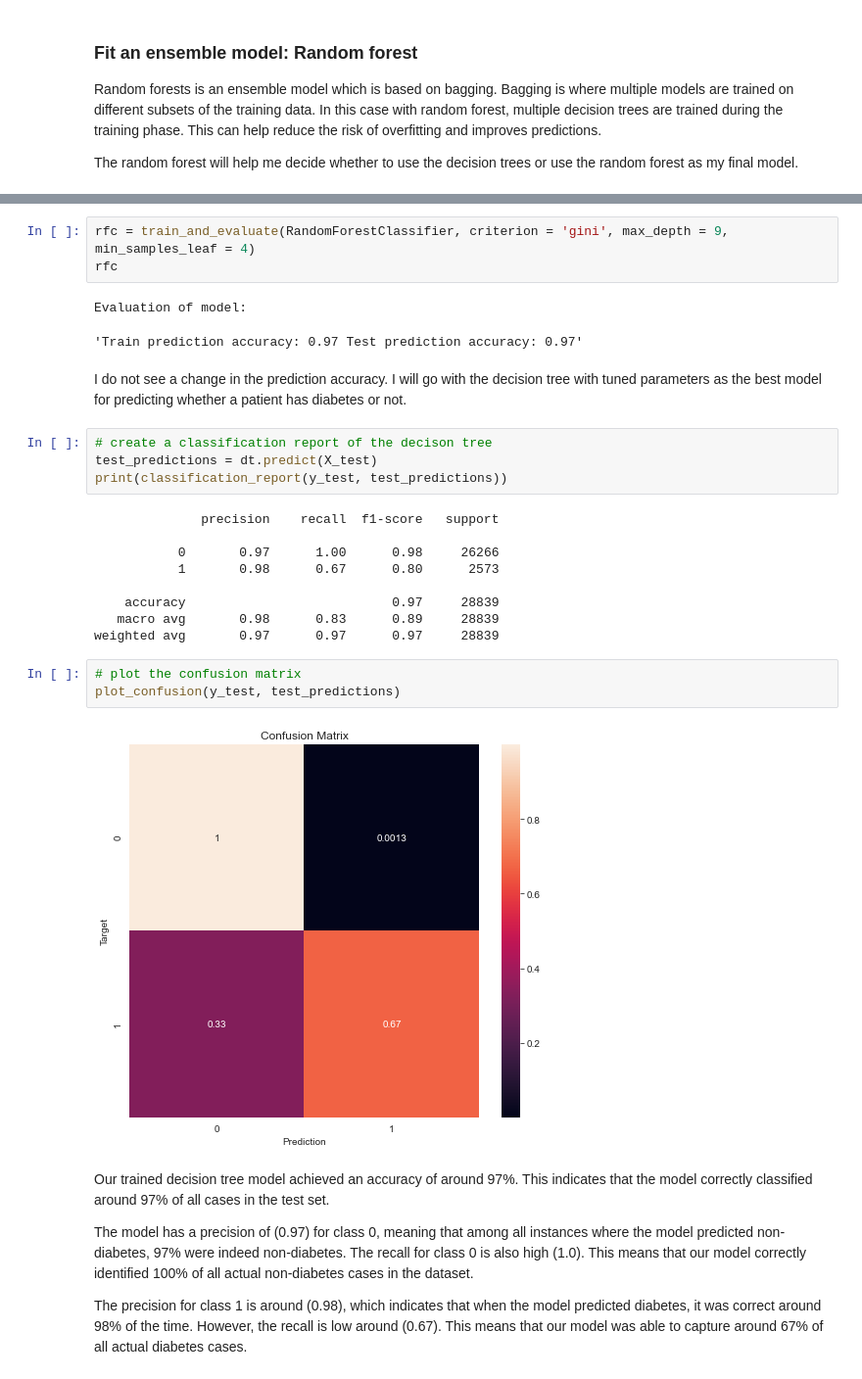
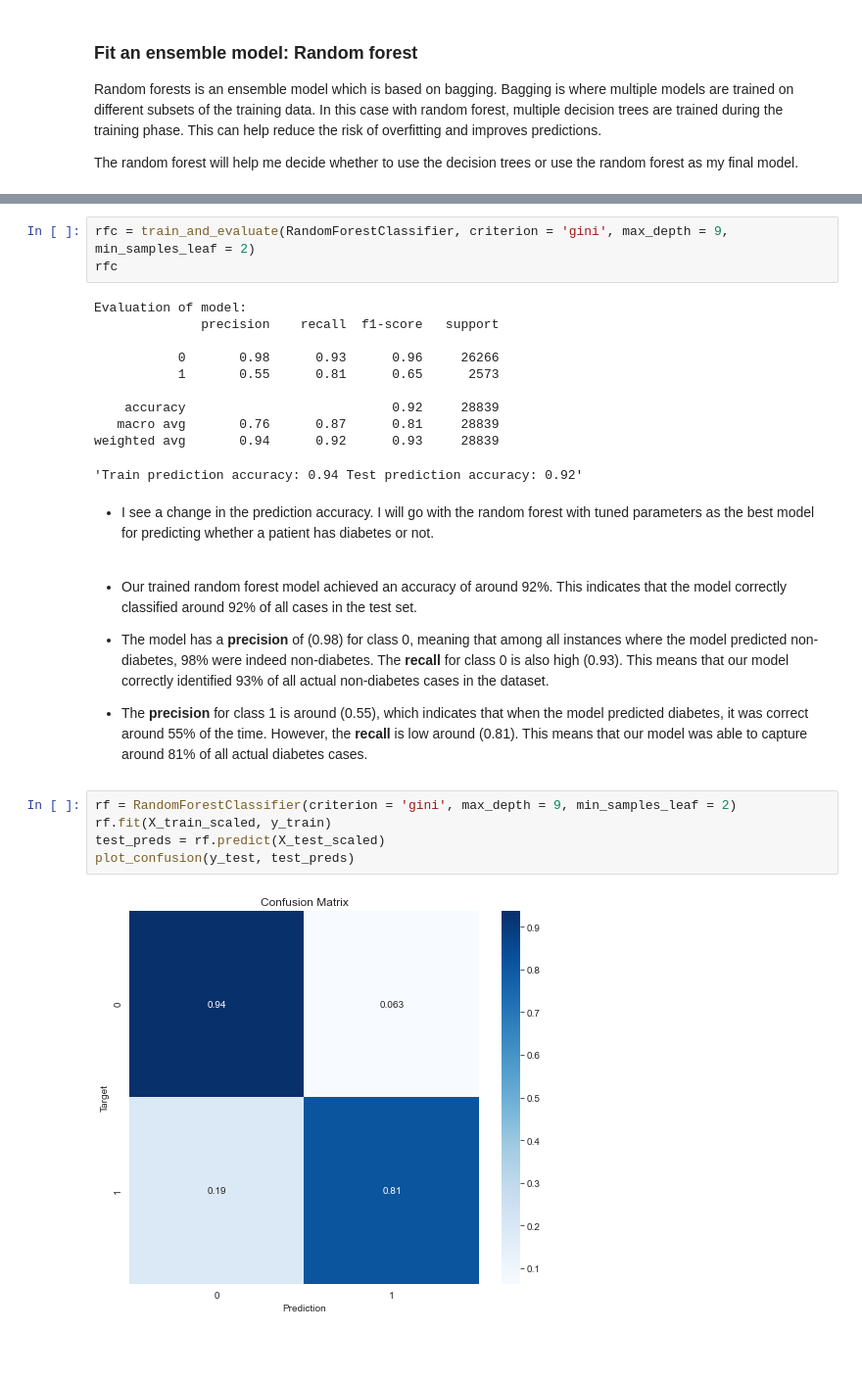
Before and after one commit to MosesMusyoki/Diabetes_Analysis_phase3, a Jupyter notebook: index.ipynb, the cells around one changed output, grey strips where cells are left out. Shown at 98% size. Saved outputs shown, nothing was run; the diff lists cells and outputs as text; blank space fills up the shorter version.

```diff
--- a/index.ipynb
+++ b/index.ipynb
@@ -882,33 +900,30 @@ grid_search_rf.best_score_
 # %%
-rfc = train_and_evaluate(RandomForestClassifier, criterion = 'gini', max_depth = 9, min_samples_leaf = 4)
+rfc = train_and_evaluate(RandomForestClassifier, criterion = 'gini', max_depth = 9, min_samples_leaf = 2)
 rfc
 # %% [output]
 Evaluation of model:
+              precision    recall  f1-score   support
+
+           0       0.98      0.93      0.96     26266
+           1       0.55      0.81      0.65      2573
+
+    accuracy                           0.92     28839
+   macro avg       0.76      0.87      0.81     28839
+weighted avg       0.94      0.92      0.93     28839
-'Train prediction accuracy: 0.97 Test prediction accuracy: 0.97'
+'Train prediction accuracy: 0.94 Test prediction accuracy: 0.92'
 # %% [markdown]
-I do not see a change in the prediction accuracy. I will go with the decision tree with tuned parameters as the best model for predicting whether a patient has diabetes or not.
+- I see a change in the prediction accuracy. I will go with the random forest with tuned parameters as the best model for predicting whether a patient has diabetes or not.
-# %%
-# create a classification report of the decison tree
-test_predictions = dt.predict(X_test)
-print(classification_report(y_test, test_predictions))
-# %% [output]
-              precision    recall  f1-score   support
-
-           0       0.97      1.00      0.98     26266
-           1       0.98      0.67      0.80      2573
-
-    accuracy                           0.97     28839
-   macro avg       0.98      0.83      0.89     28839
-weighted avg       0.97      0.97      0.97     28839
-# %%
-# plot the confusion matrix
-plot_confusion(y_test, test_predictions)
-# %% [output]
-[figure, removed]
 # %% [markdown]
-Our trained decision tree model achieved an accuracy of around 97%. This indicates that the model correctly classified around 97% of all cases in the test set.
+- Our trained random forest model achieved an accuracy of around 92%. This indicates that the model correctly classified around 92% of all cases in the test set.
 
-The model has a precision of (0.97) for class 0, meaning that among all instances where the model predicted non-diabetes, 97% were indeed non-diabetes. The recall for class 0 is also high (1.0). This means that our model correctly identified 100% of all actual non-diabetes cases in the dataset.
+- The model has a **precision** of (0.98) for class 0, meaning that among all instances where the model predicted non-diabetes, 98% were indeed non-diabetes. The **recall** for class 0 is also high (0.93). This means that our model correctly identified 93% of all actual non-diabetes cases in the dataset.
 
-The precision for class 1 is around (0.98), which indicates that when the model predicted diabetes, it was correct around 98% of the time. However, the recall is low around (0.67). This means that our model was able to capture around 67% of all actual diabetes cases.
+- The **precision** for class 1 is around (0.55), which indicates that when the model predicted diabetes, it was correct around 55% of the time. However, the **recall** is low around (0.81). This means that our model was able to capture around 81% of all actual diabetes cases.
+# %%
+rf = RandomForestClassifier(criterion = 'gini', max_depth = 9, min_samples_leaf = 2)
+rf.fit(X_train_scaled, y_train)
+test_preds = rf.predict(X_test_scaled)
+plot_confusion(y_test, test_preds)
+# %% [output]
+[figure, added]
 # %%
```
Also changed, not shown: parts of 46 cells of this notebook.
